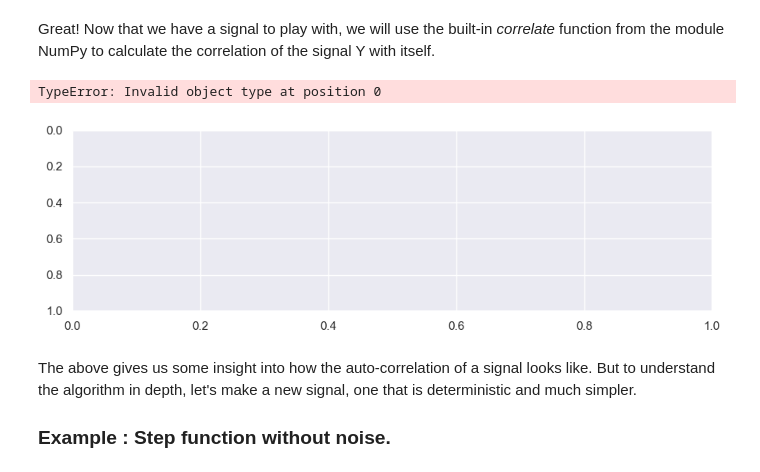
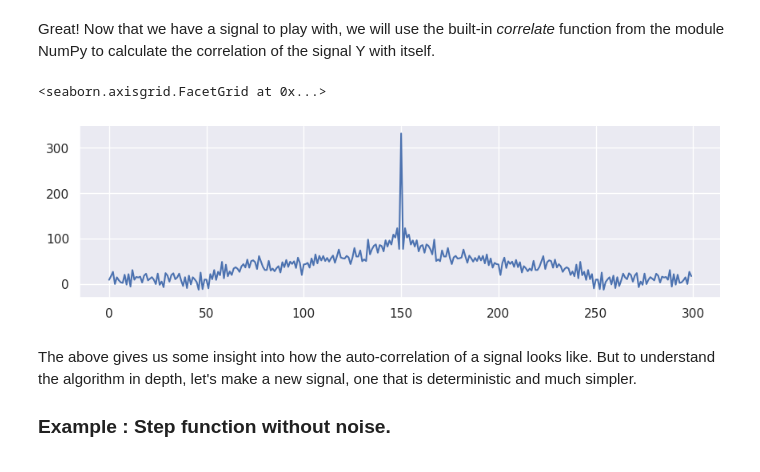
Before and after one commit to bordeaux-neurocampus/2024-Data-Analysis, a Jupyter notebook: lessons/programming/L04-fft.ipynb, the cells around one changed output. Saved outputs shown, nothing was run; the diff lists cells and outputs as text; code cells hidden in the pictures.

```diff
--- a/lessons/programming/L04-fft.ipynb
+++ b/lessons/programming/L04-fft.ipynb
@@ -47,13 +47,13 @@ Great! Now that we have a signal to play with, we will use the built-in _correla
 # %%
 # Calculate auto-correlation of Y
 
 # compute the auto-correlation of Y using the numpy function. (hint use mode='same')
-C = ...
+C = np.correlate(Y,Y , mode="same")
 
 sns.relplot(x=X,y=C,kind="line", height=3, aspect = 3)
 # %% [output]
-TypeError: Invalid object type at position 0
+<seaborn.axisgrid.FacetGrid at 0x...>
-[figure, old version]
+[figure, new version]
 # %% [markdown]
 The above gives us some insight into how the auto-correlation of a signal looks like. But to understand the algorithm in depth, let's make a new signal, one that is deterministic and much simpler.
 
```
Also changed, not shown: parts of 7 cells of this notebook, 2 other files.
